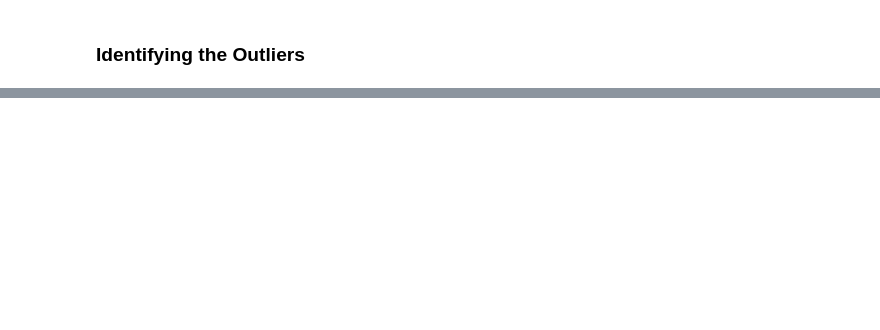
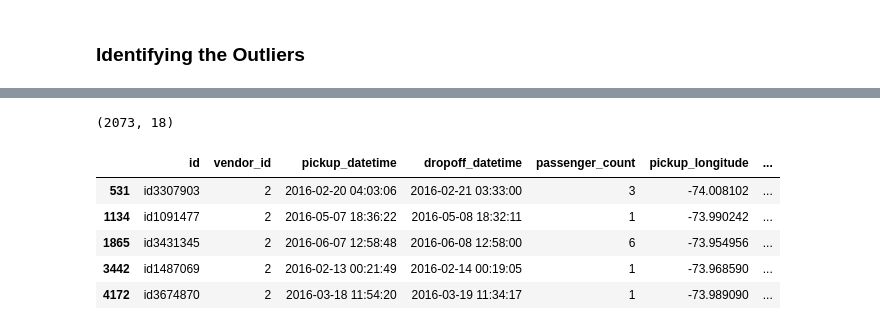
Before and after one commit to ishitaagl20/NYC-Taxi_Trip_Prediction, a Jupyter notebook: Data Exploration and Preprocessing.ipynb, the cells around one changed output, grey strips where cells are left out. Cells and saved outputs as stored; diff of their text form; code cells hidden in the pictures; blank space fills up the shorter version.

```diff
--- a/Data Exploration and Preprocessing.ipynb
+++ b/Data Exploration and Preprocessing.ipynb
@@ -254,0 +176,14 @@ Outliers based on Z-Score:
+# %%
+z_scores = stats.zscore(data['trip_duration'])
+threshold = 3
+outliers = data[abs(z_scores) > threshold]
+print(outliers.shape)
+outliers.head()
+# %% [output]
+(2073, 18)
+|  | id | vendor_id | pickup_datetime | dropoff_datetime | passenger_count | pickup_longitude | ... |
+| 531 | id3307903 | 2 | 2016-02-20 04:03:06 | 2016-02-21 03:33:00 | 3 | -74.008102 | ... |
+| 1134 | id1091477 | 2 | 2016-05-07 18:36:22 | 2016-05-08 18:32:11 | 1 | -73.990242 | ... |
+| 1865 | id3431345 | 2 | 2016-06-07 12:58:48 | 2016-06-08 12:58:00 | 6 | -73.954956 | ... |
+| 3442 | id1487069 | 2 | 2016-02-13 00:21:49 | 2016-02-14 00:19:05 | 1 | -73.968590 | ... |
+| 4172 | id3674870 | 2 | 2016-03-18 11:54:20 | 2016-03-19 11:34:17 | 1 | -73.989090 | ... |
```
Also changed, not shown: parts of 20 cells of this notebook, 1 other file.
